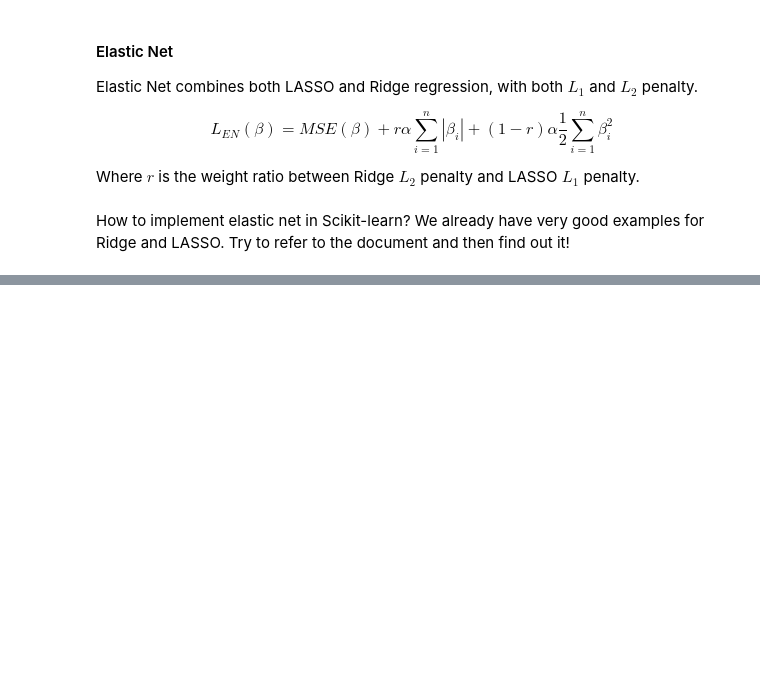
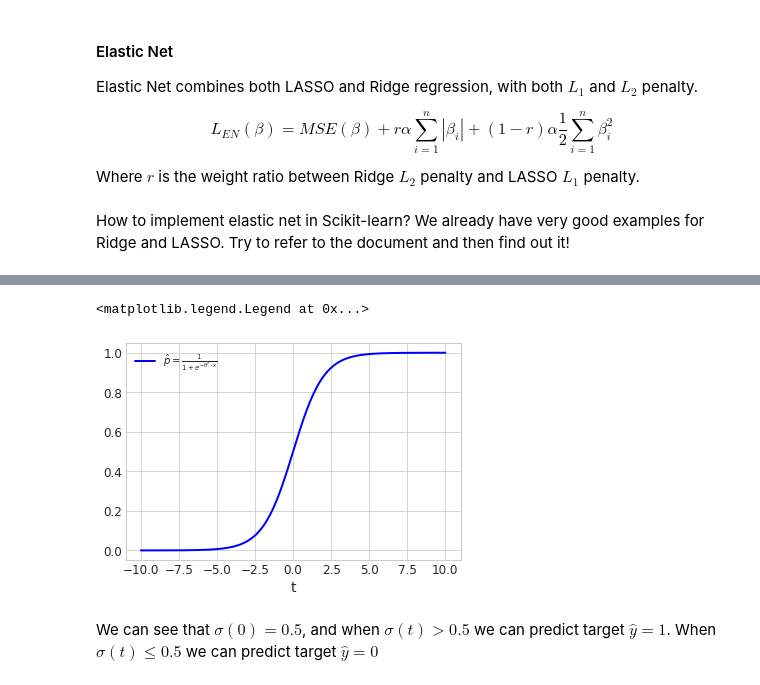
Before and after one commit to wrk1231/DataAnalysis-ML, a Jupyter notebook: Linear Model.ipynb, the cells around one changed output, grey strips where cells are left out. Saved outputs shown, nothing was run; the diff lists cells and outputs as text; code cells hidden in the pictures; blank space fills up the shorter version.

```diff
--- a/Linear Model.ipynb
+++ b/Linear Model.ipynb
@@ -613,0 +633,16 @@ How to implement elastic net in Scikit-learn? We already have very good examples
+# %%
+## When b = 0, centralize the graph
+t = np.linspace(-10, 10, 1000)
+sigmoid = np.exp(t) / (1 + np.exp(t))
+
+fig = plt.figure()
+ax = plt.axes()
+
+ax.plot(t, sigmoid, "b-", linewidth=2 ,label= r"$\hat{p} = \frac{1}{1 + e^{- \theta^T\cdot x}}$")
+ax.set_xlabel("t")
+ax.legend()
+# %% [output]
+<matplotlib.legend.Legend at 0x...>
+[figure, added]
+# %% [markdown]
+We can see that $\sigma(0) = 0.5$, and when $\sigma(t) > 0.5$ we can predict target $\hat{y} = 1$. When $\sigma(t) \leq 0.5$ we can predict target $\hat{y} = 0$
```
Also changed, not shown: parts of 3 cells of this notebook.
